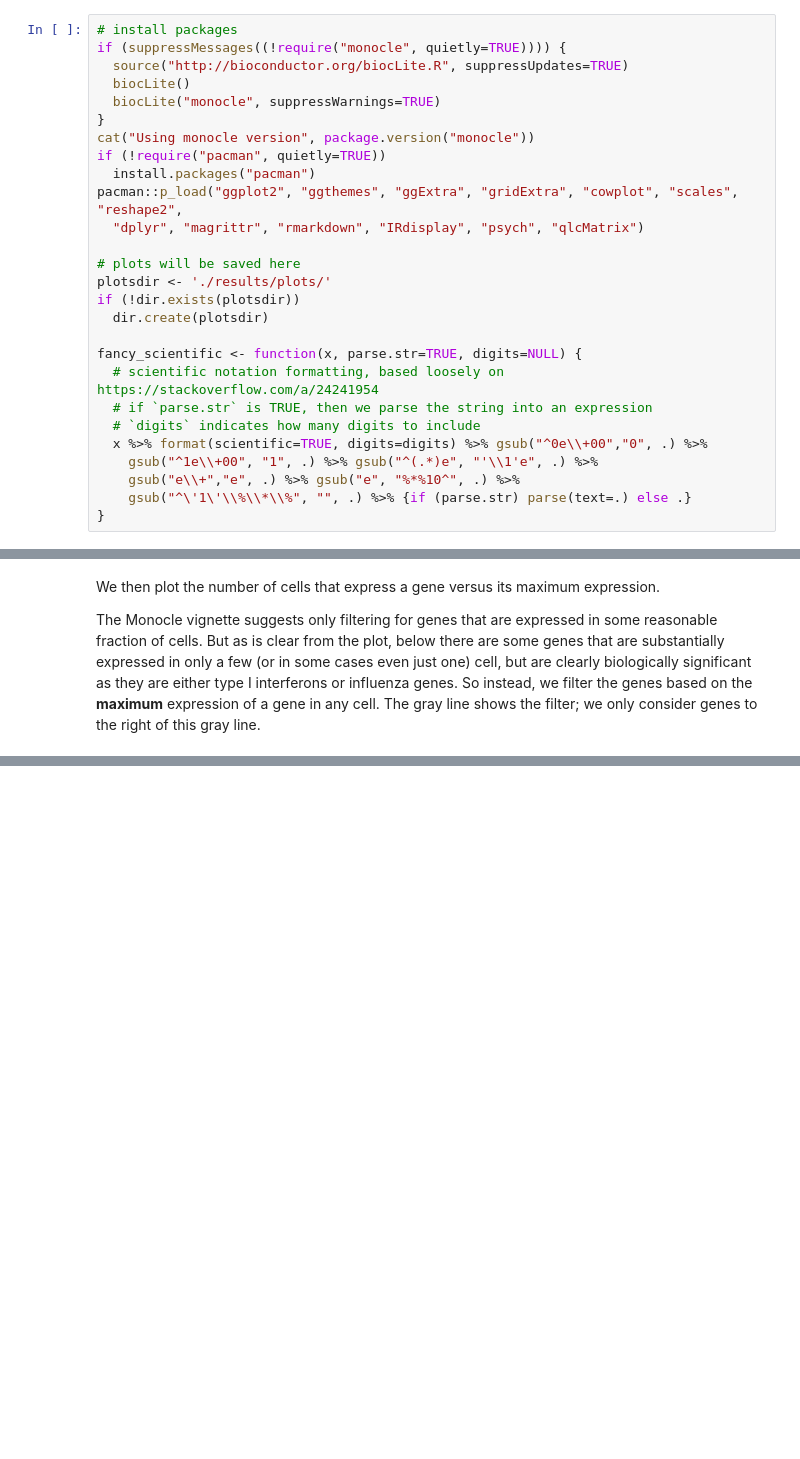
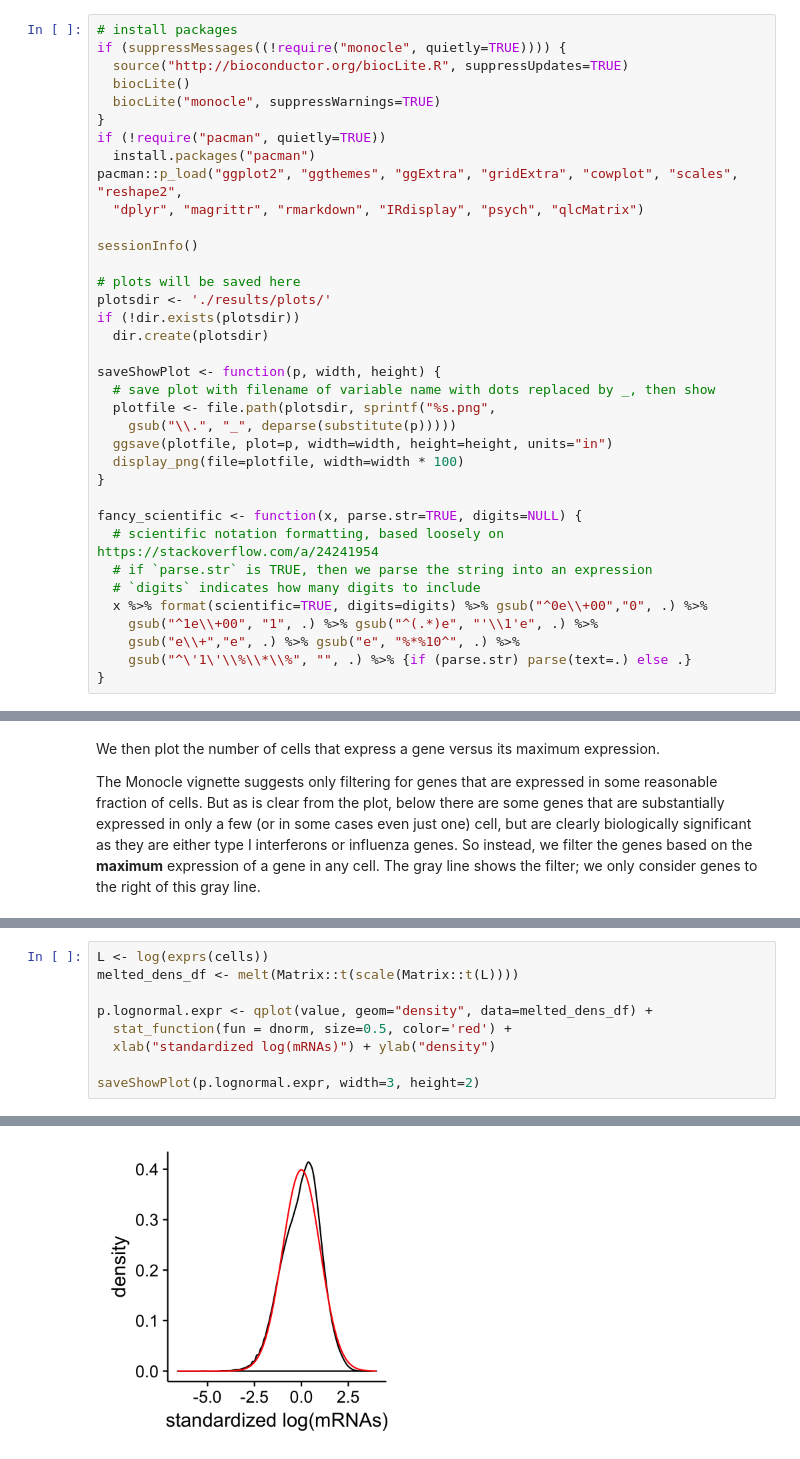
Before and after one commit to jbloomlab/flu_single_cell, a Jupyter notebook: monocle_analysis.ipynb, the cells around one changed output, grey strips where cells are left out. Cells and saved outputs as stored; diff of their text form; blank space fills up the shorter version.

```diff
--- a/monocle_analysis.ipynb
+++ b/monocle_analysis.ipynb
@@ -15,16 +15,25 @@ if (suppressMessages((!require("monocle", quietly=TRUE)))) {
   biocLite()
   biocLite("monocle", suppressWarnings=TRUE)
 }
-cat("Using monocle version", package.version("monocle"))
 if (!require("pacman", quietly=TRUE))
   install.packages("pacman")
 pacman::p_load("ggplot2", "ggthemes", "ggExtra", "gridExtra", "cowplot", "scales", "reshape2",
   "dplyr", "magrittr", "rmarkdown", "IRdisplay", "psych", "qlcMatrix")
 
+sessionInfo()
+
 # plots will be saved here
 plotsdir <- './results/plots/'
 if (!dir.exists(plotsdir))
   dir.create(plotsdir)
+
+saveShowPlot <- function(p, width, height) {
+  # save plot with filename of variable name with dots replaced by _, then show
+  plotfile <- file.path(plotsdir, sprintf("%s.png",
+    gsub("\\.", "_", deparse(substitute(p)))))
+  ggsave(plotfile, plot=p, width=width, height=height, units="in")
+  display_png(file=plotfile, width=width * 100)
+}
 
 fancy_scientific <- function(x, parse.str=TRUE, digits=NULL) {
   # scientific notation formatting, based loosely on https://stackoverflow.com/a/24241954
@@ -447,0 +461,10 @@ cells <- cells[row.names(subset(fData(cells), max.expression > max.expr.cutoff))
+# %%
+L <- log(exprs(cells))
+melted_dens_df <- melt(Matrix::t(scale(Matrix::t(L))))
+
+p.lognormal.expr <- qplot(value, geom="density", data=melted_dens_df) +
+  stat_function(fun = dnorm, size=0.5, color='red') +
+  xlab("standardized log(mRNAs)") + ylab("density")
+
+saveShowPlot(p.lognormal.expr, width=3, height=2)
+# %% [output]
@@ -447,0 +473 @@ cells <- cells[row.names(subset(fData(cells), max.expression > max.expr.cutoff))
+[figure, added]
```
Also changed, not shown: parts of 20 cells of this notebook.
